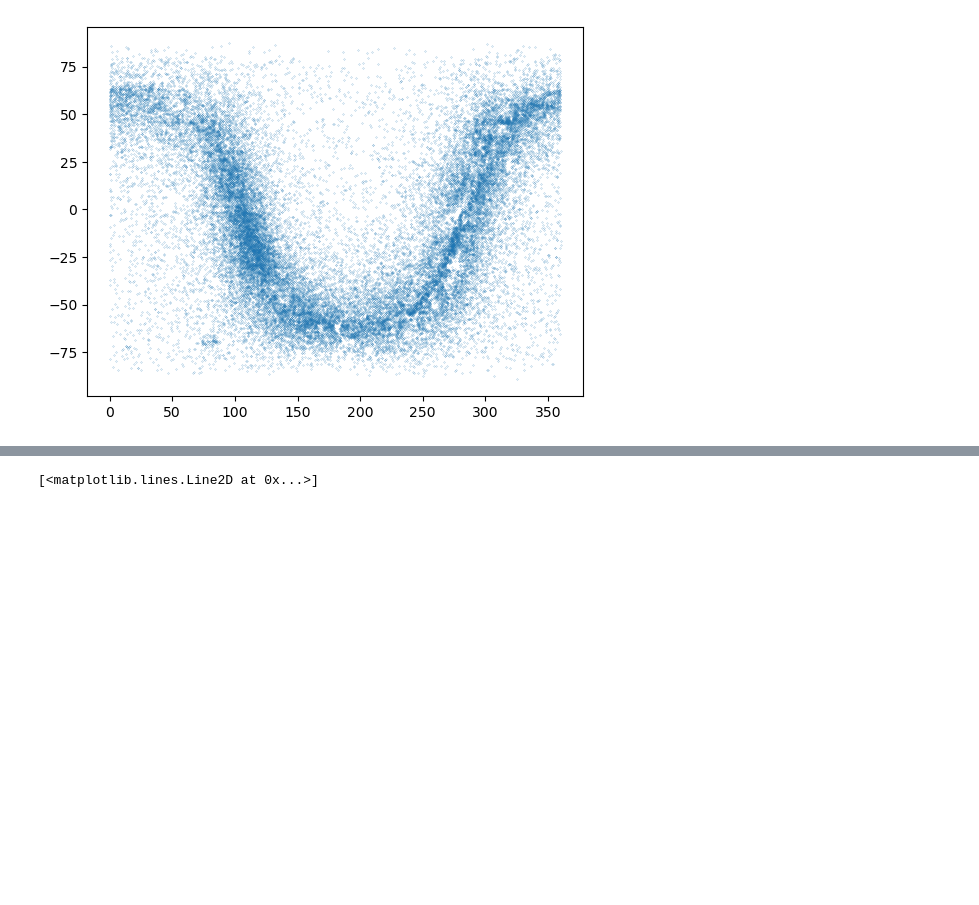
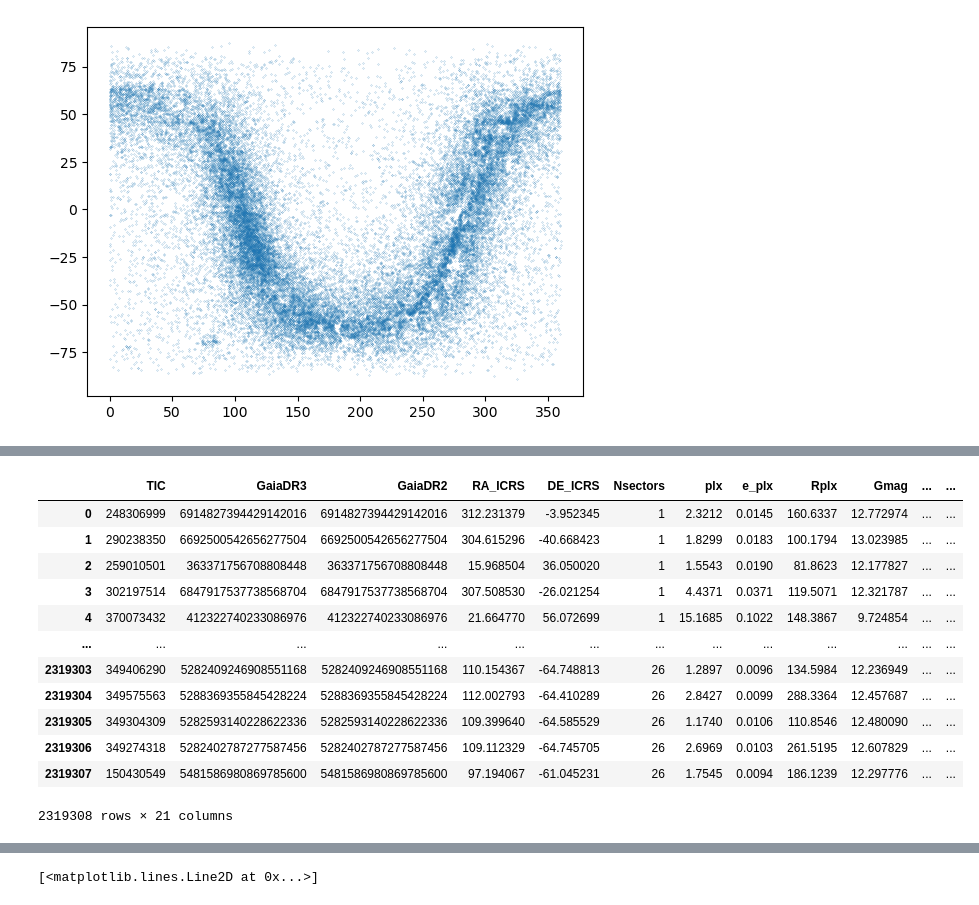
Before and after one commit to spyphyz/msc_sandbox, a Jupyter notebook: ecclipsing_binaries.ipynb, the cells around one changed output, grey strips where cells are left out. Drawn from its saved outputs; the diff is of its cells as text; code cells hidden in the pictures; blank space fills up the shorter version.

```diff
--- a/ecclipsing_binaries.ipynb
+++ b/ecclipsing_binaries.ipynb
@@ -236,0 +341,17 @@ INFO: Gaia data server logout OK [astroquery.gaia.core]
+# %%
+table_gaiaTess_df = table_gaiaTess.to_pandas()
+table_gaiaTess_df
+# %% [output]
+|  | TIC | GaiaDR3 | GaiaDR2 | RA_ICRS | DE_ICRS | Nsectors | plx | e_plx | Rplx | Gmag | ... | ... |
+| 0 | 248306999 | 6914827394429142016 | 6914827394429142016 | 312.231379 | -3.952345 | 1 | 2.3212 | 0.0145 | 160.6337 | 12.772974 | ... | ... |
+| 1 | 290238350 | 6692500542656277504 | 6692500542656277504 | 304.615296 | -40.668423 | 1 | 1.8299 | 0.0183 | 100.1794 | 13.023985 | ... | ... |
+| 2 | 259010501 | 363371756708808448 | 363371756708808448 | 15.968504 | 36.050020 | 1 | 1.5543 | 0.0190 | 81.8623 | 12.177827 | ... | ... |
+| 3 | 302197514 | 6847917537738568704 | 6847917537738568704 | 307.508530 | -26.021254 | 1 | 4.4371 | 0.0371 | 119.5071 | 12.321787 | ... | ... |
+| 4 | 370073432 | 412322740233086976 | 412322740233086976 | 21.664770 | 56.072699 | 1 | 15.1685 | 0.1022 | 148.3867 | 9.724854 | ... | ... |
+| ... | ... | ... | ... | ... | ... | ... | ... | ... | ... | ... | ... | ... |
+| 2319303 | 349406290 | 5282409246908551168 | 5282409246908551168 | 110.154367 | -64.748813 | 26 | 1.2897 | 0.0096 | 134.5984 | 12.236949 | ... | ... |
+| 2319304 | 349575563 | 5288369355845428224 | 5288369355845428224 | 112.002793 | -64.410289 | 26 | 2.8427 | 0.0099 | 288.3364 | 12.457687 | ... | ... |
+| 2319305 | 349304309 | 5282593140228622336 | 5282593140228622336 | 109.399640 | -64.585529 | 26 | 1.1740 | 0.0106 | 110.8546 | 12.480090 | ... | ... |
+| 2319306 | 349274318 | 5282402787277587456 | 5282402787277587456 | 109.112329 | -64.745705 | 26 | 2.6969 | 0.0103 | 261.5195 | 12.607829 | ... | ... |
+| 2319307 | 150430549 | 5481586980869785600 | 5481586980869785600 | 97.194067 | -61.045231 | 26 | 1.7545 | 0.0094 | 186.1239 | 12.297776 | ... | ... |
+2319308 rows × 21 columns
```
Also changed, not shown: parts of 12 cells of this notebook, 1 other file.
